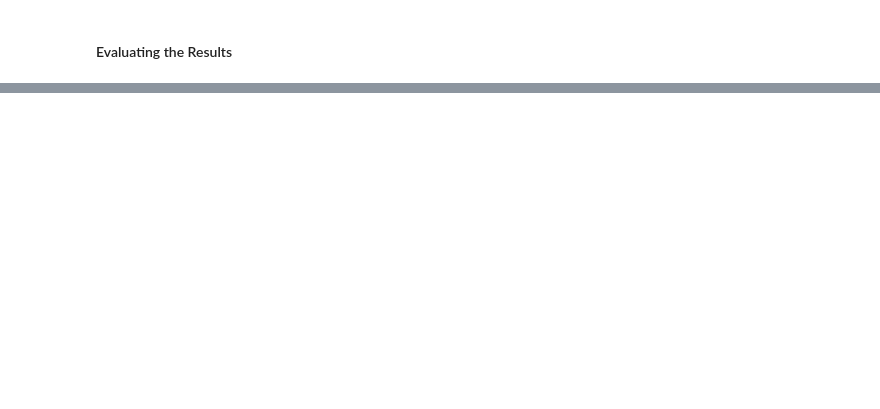
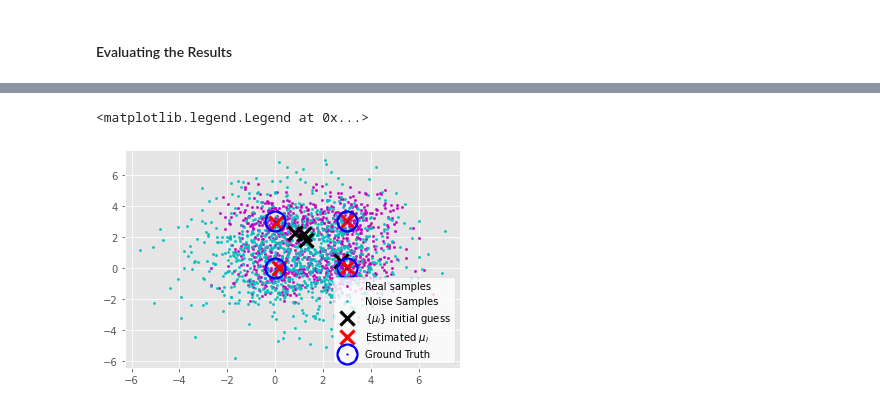
Before and after one commit to adidigit/statistical_methods_in_ip, a Jupyter notebook: HW3/HW3_CD_NCE_Spring2022.ipynb, the cells around one changed output, grey strips where cells are left out. Cells and saved outputs as stored; diff of their text form; code cells hidden in the pictures; blank space fills up the shorter version.

```diff
--- a/HW3/HW3_CD_NCE_Spring2022.ipynb
+++ b/HW3/HW3_CD_NCE_Spring2022.ipynb
@@ -196,6 +340,31 @@ where $\langle\cdot\rangle_x$ denotes averaging over the real samples from Task
 $$ \tilde \mu_i ^ {k+1} = \tilde \mu_i ^ {k} + \eta\left(\langle \nabla_{\mu_i} \log p(x;\{\mu_i\})\rangle_{x}-\langle \nabla_{\mu_i} \log p(x;\{\mu_i\})\rangle_{\tilde x}\right),$$
 where $\langle\cdot\rangle_x$ denotes averaging over the $100$ real samples used for initialization of the chains in Step 2 and $\langle\cdot\rangle_{\tilde x}$ denotes averaging over the MCMC generated samples from Step 3. Use $\eta = 1$.
 * Repeat Step 2 and Step 3 until convergence.
+# %%
+### define parameters for MCMC samples ###
+L=10
+num_of_samples = 100
+sqrt_two_eps = 0.1
+x_tilda = real_samples[torch.randint(0,nunum_of_samplesf_samples,num_of_samples)]
+# gaussian mixture params:
+sigma_2 = 1
+mus = torch.rand(N,2)*3. # initial guess for mus
+######################################
+
+### define parameters for ML estimation ###
+max_iteration = 1000
+######################################
+
+### Run until convergence ###
+for i in range(max_iteration):
+    x_tilda = ld_with_MALA(L,sqrt_two_eps,x_tilda,mus_init_guess,sigma_2)
+    mus = mus + eta*(torch.mean(log_prob_grad_mu(real_samples,mus,sigma_2),dim=1)-torch.mean(log_prob_grad_mu(x_tilda,mus,sigma_2),dim=1))
+    if torch.norm(prev_mus - mus) < 0.01:
+        break
+    prev_mus = mus
+    if (i%200 == 0):
+           print('MLE: Iteration {0}'.format(i))
+print(mus)
 # %% [markdown]
 <img src="https://img.icons8.com/offices/80/000000/making-notes.png" style="height:30px;display:inline\">**<span style="color:red">Task 6</span>**.
 Present the estimated $\{\mu_i\}$ and the final random samples $\{\tilde x_i\}$ generated with each of the three algorithms in Tasks 3-5. Discuss the differences in convergence.
@@ -213,6 +382,15 @@ where $Z \in \mathbb{R}$ is a normalization constant, and $ x,\mu_i \in \mathbb{
 <img src="https://img.icons8.com/offices/80/000000/making-notes.png" style="height:30px;display:inline\">**<span style="color:red">Task 8</span>**. Use $N = 4$, $\sigma = 1$, and $\{\mu_i\} = \{(0,0)^T , (0,3)^T , (3,0)^T , (3,3)^T\} $. Draw $J=1000$ samples $\{x_j\}$ from the distribution $p_m(x;\{\mu_i\})$ using the function from Task 1.
 
 **From now on**, we will refer to **$\{\mu_i\}$ as unknowns** and we will estimate them using the Noise Contrastive Estimation method.
+# %%
+#task 7+8
+N=4
+sigma_2=1
+miu_m = torch.tensor([[0,0],[0,3],[3,0],[3,3]])
+J=1000
+
+Z_real = 2*np.pi*N*sigma_2
+real_samples = sample_from_gaussian_mixture(N,sigma_2,miu_m,J)
 # %% [markdown]
 #### Estimation of $\{\mu_i\}$
 # %% [markdown]
@@ -240,3 +524,16 @@ $$h(u;\{\mu_i\}, Z) = \frac{p_m(u;\{\mu_i\}, Z)}{p_m(u;\{\mu_i\}, Z)+p_n(u;\mu_n
 #### Evaluating the Results
 # %% [markdown]
 <img src="https://img.icons8.com/offices/80/000000/making-notes.png" style="height:30px;display:inline\">**<span style="color:red">Task 11</span>**. Visually: plot the estimates of $\{\mu_i\}$ of Tasks 9 and 10 (two separate figures). Include the model samples, the noise samples, the initial guess for the model means, and the final estimates of $\{\tilde \mu_i\}$.
+# %%
+from matplotlib import pyplot as plt
+
+fig = plt.figure()
+plt.scatter(real_samples[:,0],real_samples[:,1],s=5,c='m')
+plt.scatter(samples_y_task_9[:,0],samples_y_task_9[:,1],s=5,c='c')
+plt.scatter(mus_initial_guess_task_9[:,0],mus_initial_guess_task_9[:,1],marker='x',s=5,linewidth=20,c='k')
+plt.scatter(mus_task_9[:,0],mus_task_9[:,1],marker='x',s=5,linewidth=20,c='r')
+plt.scatter(miu_m[:,0],miu_m[:,1],marker='o',s=5,linewidth=20,c='b')
+plt.legend(('Real samples','Noise Samples','{$\mu_i$} initial guess','Estimated ${\mu_i}$','Ground Truth'),loc='lower right',facecolor='w')
+# %% [output]
+<matplotlib.legend.Legend at 0x...>
+[figure, added]
```
Also changed, not shown: parts of 14 cells of this notebook.
